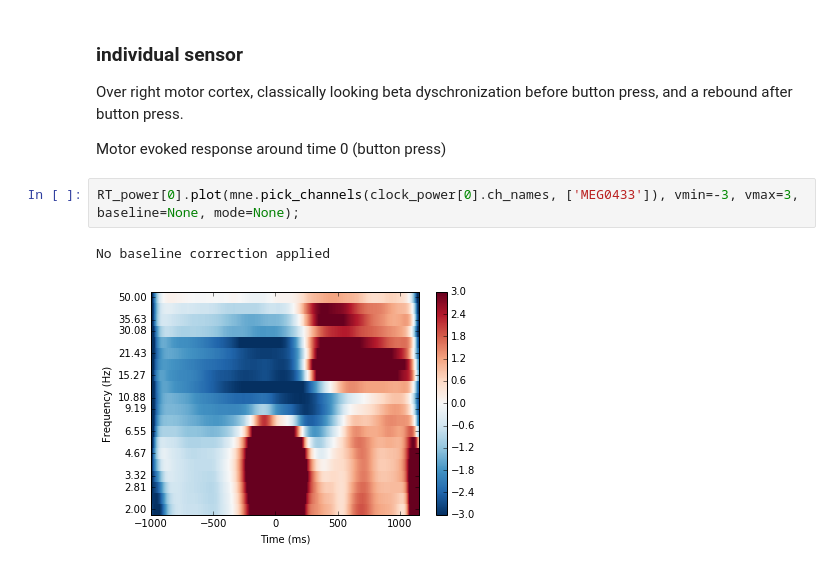
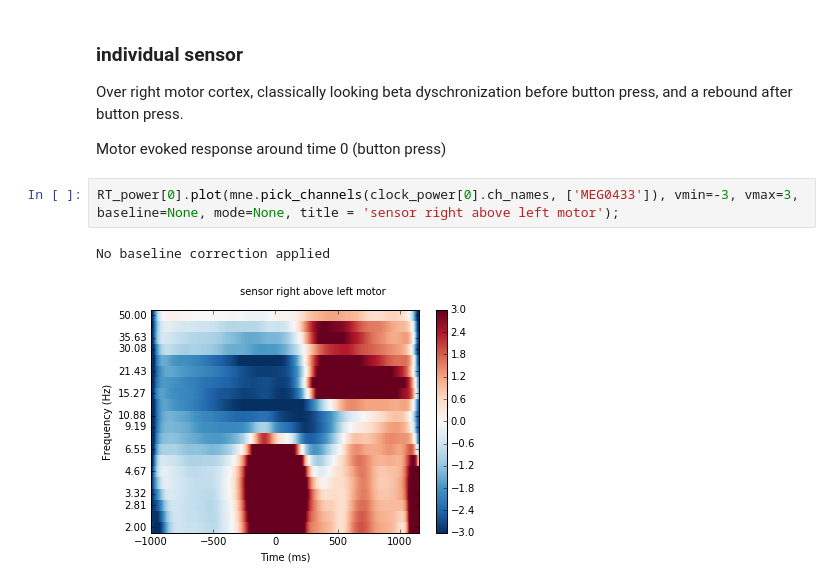
Before and after one commit to kaihwang/Clock, a Jupyter notebook: Plots.ipynb, the cells around one changed output. Saved outputs shown, nothing was run; the diff lists cells and outputs as text.

```diff
--- a/Plots.ipynb
+++ b/Plots.ipynb
@@ -175,7 +241,7 @@ Over right motor cortex, classically looking beta dyschronization before button
 
 Motor evoked response around time 0 (button press)
 # %%
-RT_power[0].plot(mne.pick_channels(clock_power[0].ch_names, ['MEG0433']), vmin=-3, vmax=3, baseline=None, mode=None);
+RT_power[0].plot(mne.pick_channels(clock_power[0].ch_names, ['MEG0433']), vmin=-3, vmax=3, baseline=None, mode=None, title = 'sensor right above left motor');
 # %% [output]
 No baseline correction applied
-[figure, old version]
+[figure, new version]
```
Also changed, not shown: parts of 15 cells of this notebook, 1 other file.
